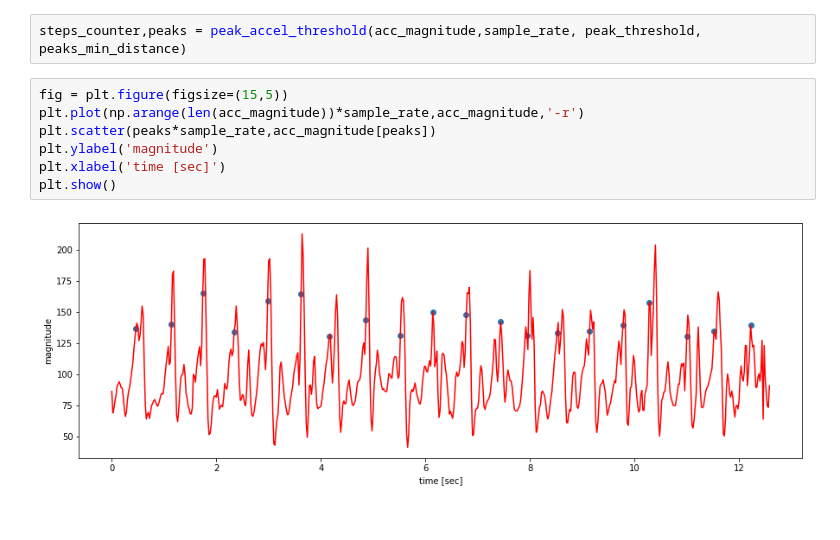
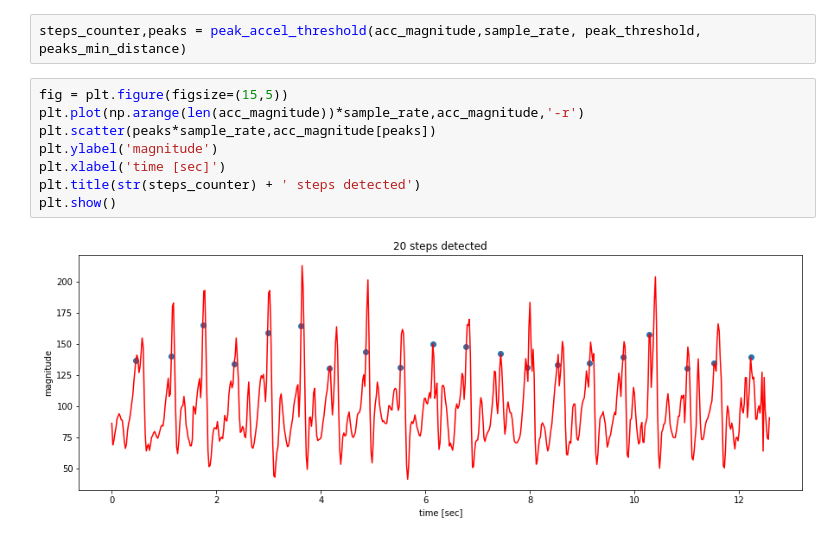
Before and after one commit to orenltr/Inertial-Navigation, a Jupyter notebook: thresholdStepCounter.ipynb, the cells around one changed output. Saved outputs shown, nothing was run; the diff lists cells and outputs as text.

Commit message:
added number of steps title to the plot

```diff
--- a/thresholdStepCounter.ipynb
+++ b/thresholdStepCounter.ipynb
@@ -63,9 +63,10 @@ steps_counter,peaks = peak_accel_threshold(acc_magnitude,sample_rate, peak_thres
 # %%
 fig = plt.figure(figsize=(15,5))
 plt.plot(np.arange(len(acc_magnitude))*sample_rate,acc_magnitude,'-r')
 plt.scatter(peaks*sample_rate,acc_magnitude[peaks])
 plt.ylabel('magnitude')
 plt.xlabel('time [sec]')
+plt.title(str(steps_counter) + ' steps detected')
 plt.show()
 # %% [output]
-[figure, old version]
+[figure, new version]
```
